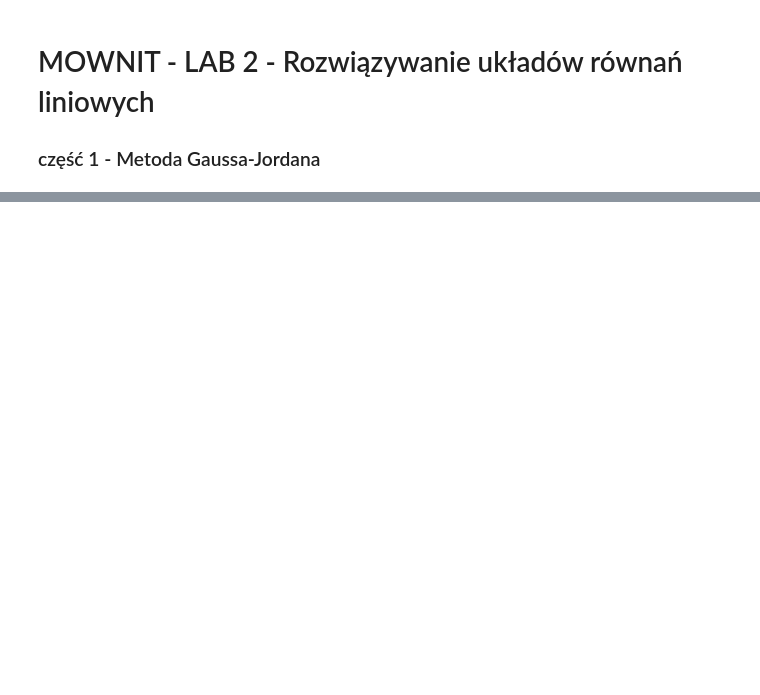
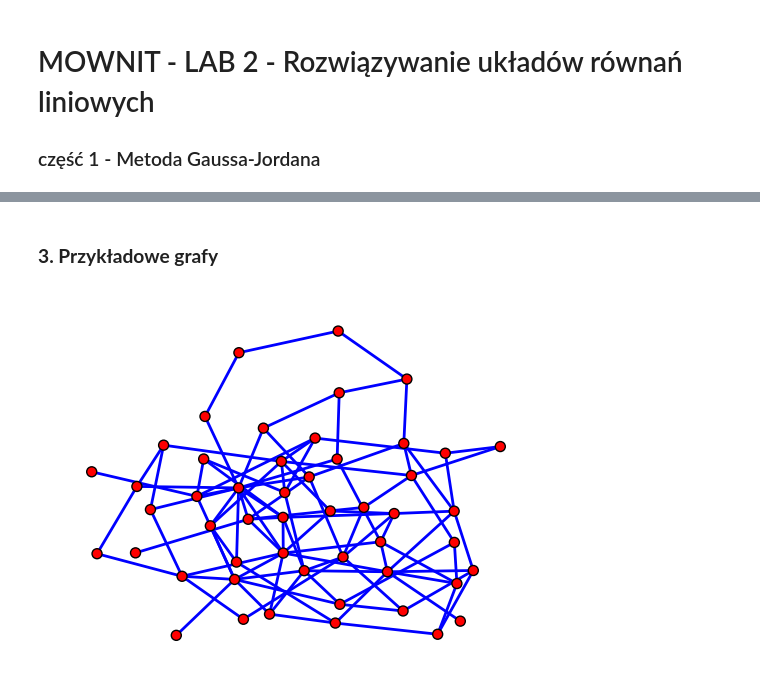
Before and after one commit to mhytrek/MOWNIT, a Jupyter notebook: lab2.ipynb, the cells around one changed output, grey strips where cells are left out. Cells and saved outputs as stored; diff of their text form; code cells hidden in the pictures; blank space fills up the shorter version.

```diff
--- a/lab2.ipynb
+++ b/lab2.ipynb
@@ -177,0 +305,3 @@ def count_without_pivoting(matrix):
+# %%
+g, e, m, dic = read_from_file("test1")
+n = len(g)
@@ -177,0 +310,6 @@ def count_without_pivoting(matrix):
+# %%
+def visualize_graph(n, edges, resistances=None):
+    g = ig.Graph(n = n, edges = edges)
+    layout = g.layout("kk")
+    fig, ax = plt.subplots()
+    ig.plot(g, vertex_size=10, target=ax, edge_label=resistances, layout = layout, edge_align_label = True, edge_color="blue")
@@ -177,0 +348,6 @@ def count_without_pivoting(matrix):
+# %% [markdown]
+### **3. Przykładowe grafy**
+# %%
+seed = 20
+global max_R
+max_R = 30
@@ -177,0 +397,11 @@ def count_without_pivoting(matrix):
+# %%
+# nie jest spójny ???
+def Random_graph(v):
+    g = nx.gnm_random_graph(v, 2*v)
+    while not nx.is_connected(g):
+        g = nx.gnm_random_graph(v, 2*v)
+    return g
+# %%
+visualize_graph(50,read_graph(50,Random_graph(50))[1])
+# %% [output]
+[figure, added]
```
Also changed, not shown: parts of 36 cells of this notebook.
